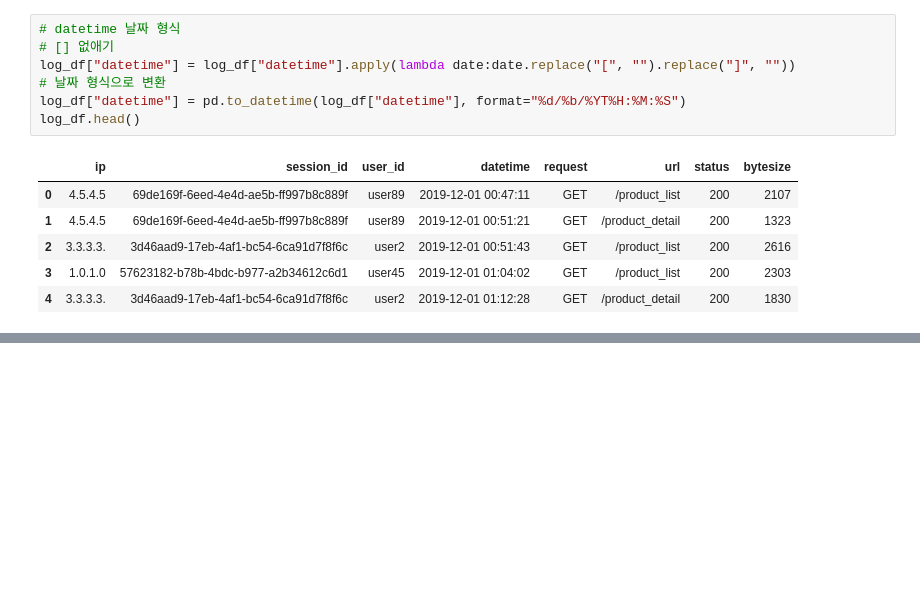
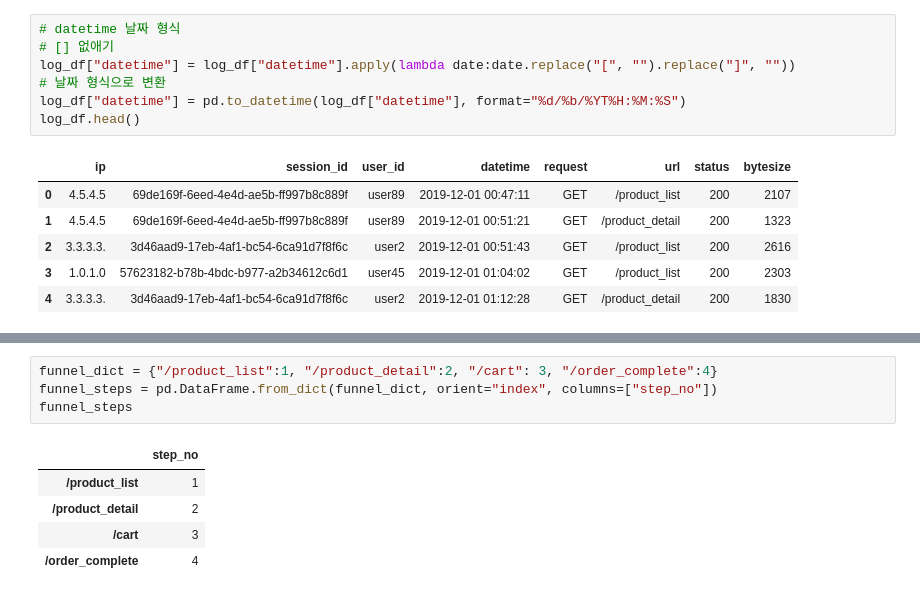
Before and after one commit to joonwoolee-kr/pandassource, a Jupyter notebook: weblog.ipynb, the cells around one changed output, grey strips where cells are left out. Cells and saved outputs as stored; diff of their text form; blank space fills up the shorter version.

```diff
--- a/weblog.ipynb
+++ b/weblog.ipynb
@@ -79,0 +93,10 @@ log_df.head()
+# %%
+funnel_dict = {"/product_list":1, "/product_detail":2, "/cart": 3, "/order_complete":4}
+funnel_steps = pd.DataFrame.from_dict(funnel_dict, orient="index", columns=["step_no"])
+funnel_steps
+# %% [output]
+|  | step_no |
+| /product_list | 1 |
+| /product_detail | 2 |
+| /cart | 3 |
+| /order_complete | 4 |
```
Also changed, not shown: parts of 5 cells of this notebook.
